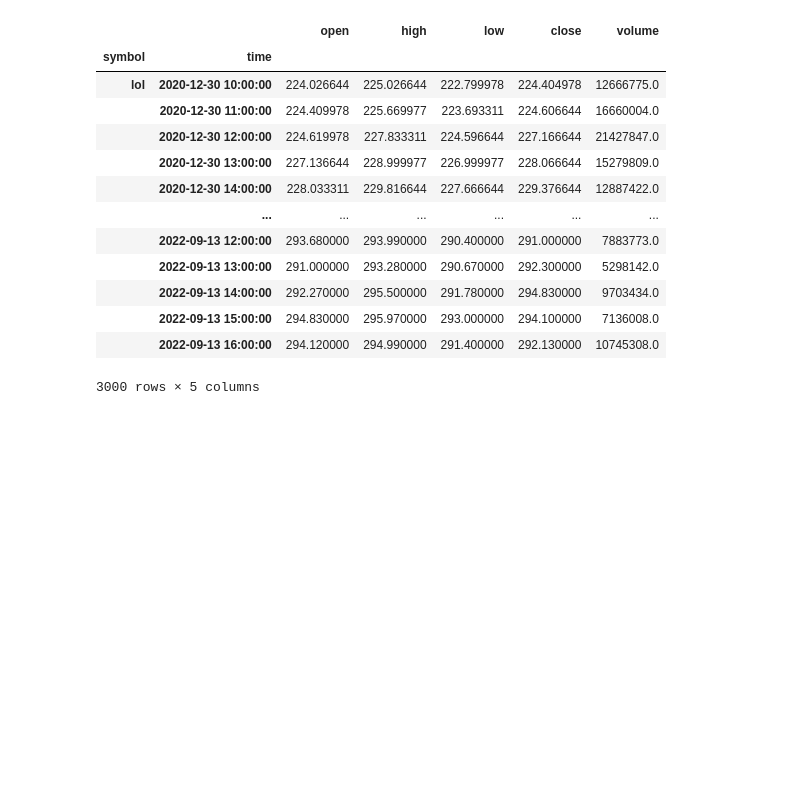
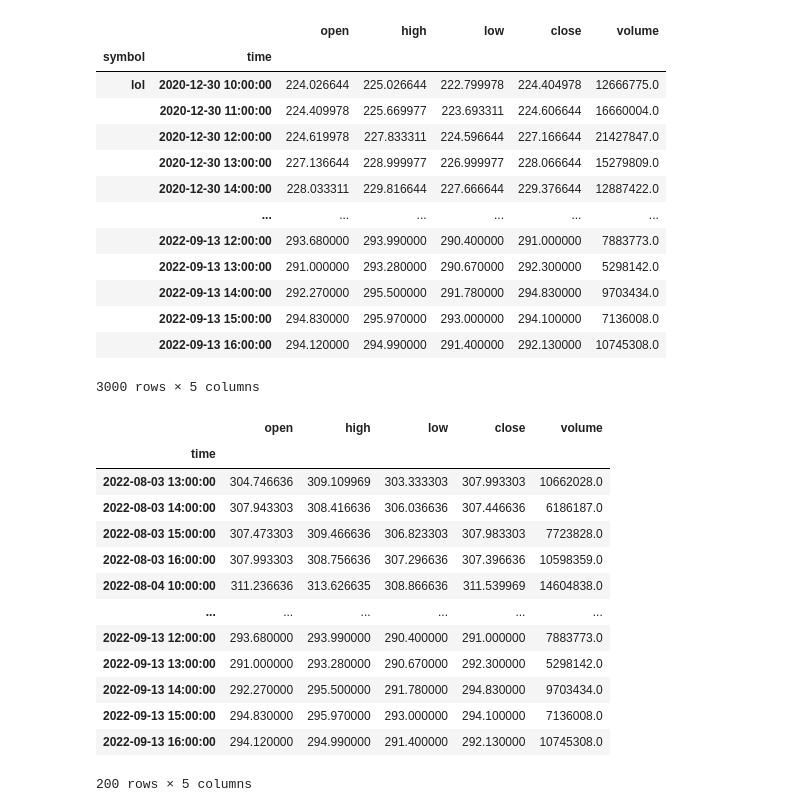
Before and after one commit to RupertDodkins/options_backtest, a Jupyter notebook: notebooks/quant_connect_sim.ipynb, the cells around one changed output. Drawn from its saved outputs; the diff is of its cells as text; code cells hidden in the pictures; blank space fills up the shorter version.

```diff
--- a/notebooks/quant_connect_sim.ipynb
+++ b/notebooks/quant_connect_sim.ipynb
@@ -55,6 +58,23 @@ import plots
 ic_strat = IronCondors(long_offset=15, short_offset=15, qbw=qbw)
 # %%
 tsla = qbw.get_tsla()
+# %%
+tsla
+# %% [output]
+|  | open | high | low | close | volume |
+| time |  |  |  |  |  |
+| 2022-08-03 13:00:00 | 304.746636 | 309.109969 | 303.333303 | 307.993303 | 10662028.0 |
+| 2022-08-03 14:00:00 | 307.943303 | 308.416636 | 306.036636 | 307.446636 | 6186187.0 |
+| 2022-08-03 15:00:00 | 307.473303 | 309.466636 | 306.823303 | 307.983303 | 7723828.0 |
+| 2022-08-03 16:00:00 | 307.993303 | 308.756636 | 307.296636 | 307.396636 | 10598359.0 |
+| 2022-08-04 10:00:00 | 311.236636 | 313.626635 | 308.866636 | 311.539969 | 14604838.0 |
+| ... | ... | ... | ... | ... | ... |
+| 2022-09-13 12:00:00 | 293.680000 | 293.990000 | 290.400000 | 291.000000 | 7883773.0 |
+| 2022-09-13 13:00:00 | 291.000000 | 293.280000 | 290.670000 | 292.300000 | 5298142.0 |
+| 2022-09-13 14:00:00 | 292.270000 | 295.500000 | 291.780000 | 294.830000 | 9703434.0 |
+| 2022-09-13 15:00:00 | 294.830000 | 295.970000 | 293.000000 | 294.100000 | 7136008.0 |
+| 2022-09-13 16:00:00 | 294.120000 | 294.990000 | 291.400000 | 292.130000 | 10745308.0 |
+200 rows × 5 columns
 # %%
 ic_strat = IronCondors(long_offset=15, short_offset=15, qbw=qbw)
 ic = measure_period_profit(tsla,
```
Also changed, not shown: parts of 12 cells of this notebook, 3 other files.
